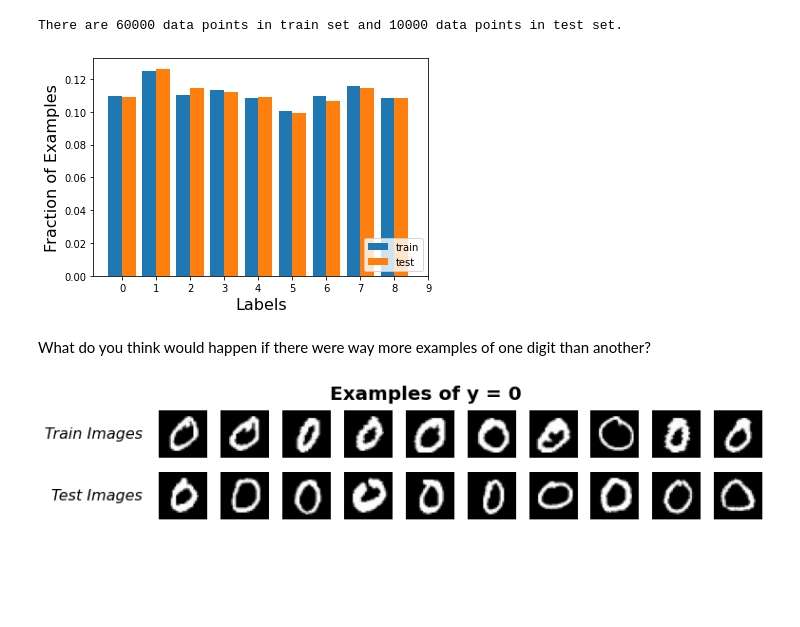
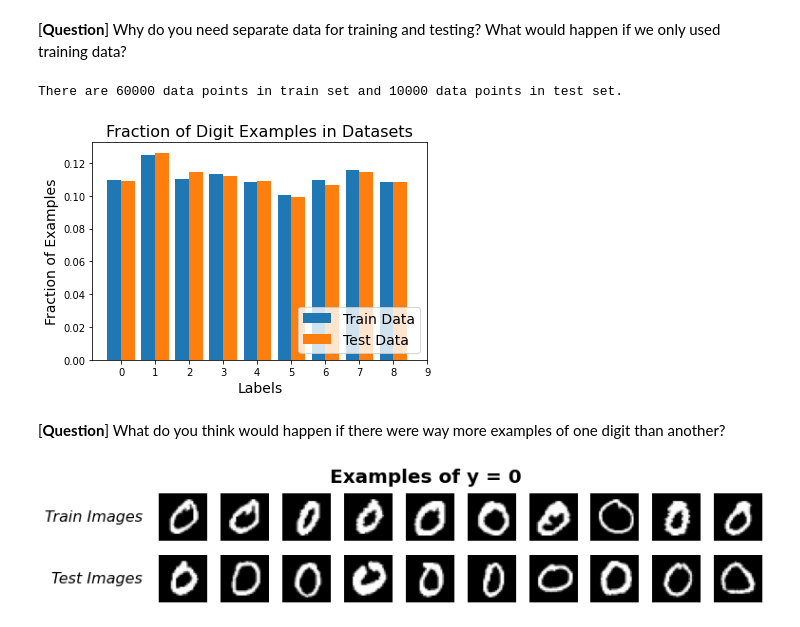
Before and after one commit to rsfwalters/NEU-OB-MLP, a Jupyter notebook: Digit_Classification_with_MNIST.ipynb, the cells around one changed output. Drawn from its saved outputs; the diff is of its cells as text; code cells hidden in the pictures; blank space fills up the shorter version.

Commit message:
added more questions and added section descriptions

```diff
--- a/Digit_Classification_with_MNIST.ipynb
+++ b/Digit_Classification_with_MNIST.ipynb
@@ -17,29 +22,30 @@ import matplotlib.pyplot as plt
 # download train and test sets
 train_data = MNIST(root='data', train=True, transform=ToTensor(), download=True)
 test_data = MNIST(root='data', train=False, transform=ToTensor(), download=True)
+# %% [markdown]
+[__Question__] Why do you need separate data for training and testing? What would happen if we only used training data?
 # %%
 # print stats about datasets
 print(f'There are {len(train_data)} data points in train set' \
       f' and {len(test_data)} data points in test set.')
 
 # plot distribution of labels in train and test set
-
-# why would it be bad if there were more examples for some digits than others?
 plt.figure()
 plt.hist(train_data.targets, torch.arange(10)-0.7,
-         rwidth=0.4, density=True, label='train')
+         rwidth=0.4, density=True, label='Train Data')
 plt.hist(test_data.targets, torch.arange(10)-0.3,
-         rwidth=0.4, density=True, label='test')
-plt.ylabel('Fraction of Examples', fontsize=16)
+         rwidth=0.4, density=True, label='Test Data')
+plt.ylabel('Fraction of Examples', fontsize=14)
 plt.xticks(torch.arange(0,10))
-plt.xlabel('Labels', fontsize=16)
-plt.legend(loc='lower right')
+plt.xlabel('Labels', fontsize=14)
+plt.legend(loc='lower right', fontsize=14)
+plt.title('Fraction of Digit Examples in Datasets', fontsize=16)
 plt.show()
 # %% [output]
 There are 60000 data points in train set and 10000 data points in test set.
-[figure, old version]
+[figure, new version]
 # %% [markdown]
-What do you think would happen if there were way more examples of one digit than another?
+[__Question__] What do you think would happen if there were way more examples of one digit than another?
 # %%
 def plot_examples(train_data, test_data, label=0):
   f, ax = plt.subplots(2, 10, figsize=(10,2))
```
Also changed, not shown: parts of 23 cells of this notebook.
